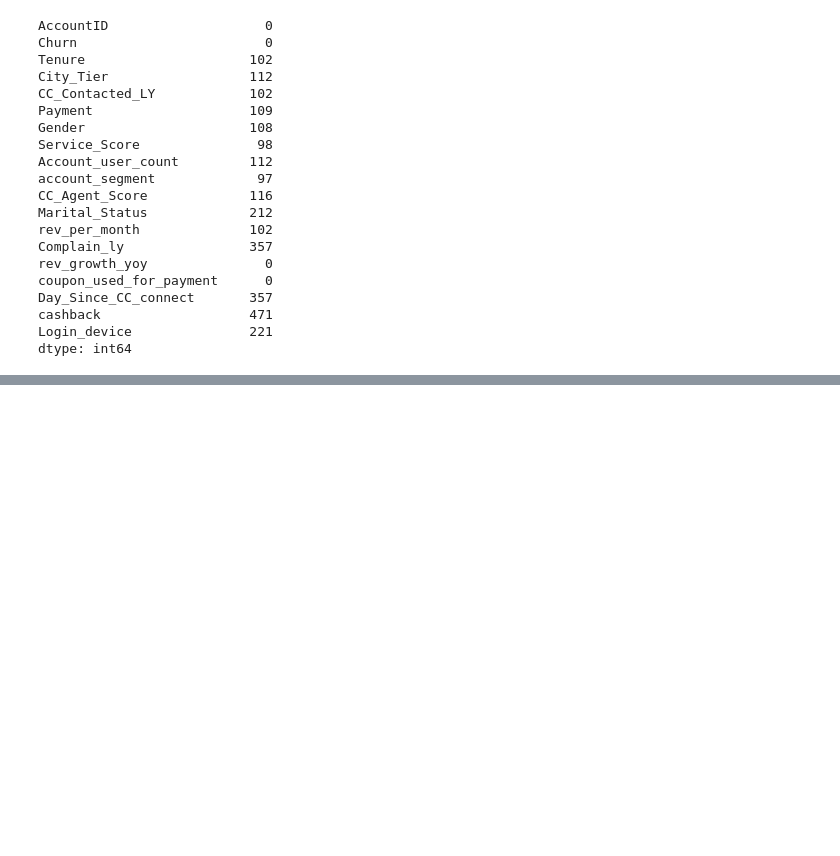
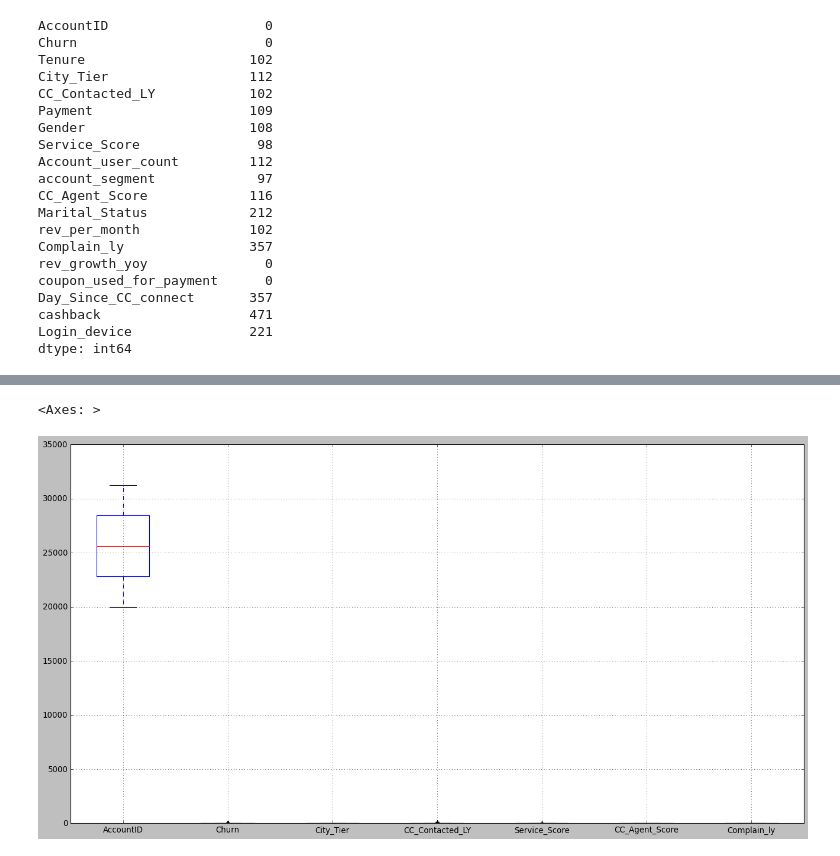
Before and after one commit to reshmahn/Projects, a Jupyter notebook: Capstone project_CustomerChurn_Note1_Jupyter notebook_July 2023 batch_DSBA.ipynb, the cells around one changed output, grey strips where cells are left out. Cells and saved outputs as stored; diff of their text form; code cells hidden in the pictures; blank space fills up the shorter version.

```diff
--- a/Capstone project_CustomerChurn_Note1_Jupyter notebook_July 2023 batch_DSBA.ipynb
+++ b/Capstone project_CustomerChurn_Note1_Jupyter notebook_July 2023 batch_DSBA.ipynb
@@ -175,0 +200,11 @@ dtype: int64
+# %%
+# to perform uni-variate analysis on continous variable, lets plot the box plots and distribution plots
+import matplotlib.pyplot as plt
+import seaborn as sns
+%matplotlib inline
+
+#checking for outliers using box plot
+churn.boxplot(figsize=(20,10))
+# %% [output]
+<Axes: >
+[figure, added]
```
Also changed, not shown: parts of 236 cells of this notebook.
